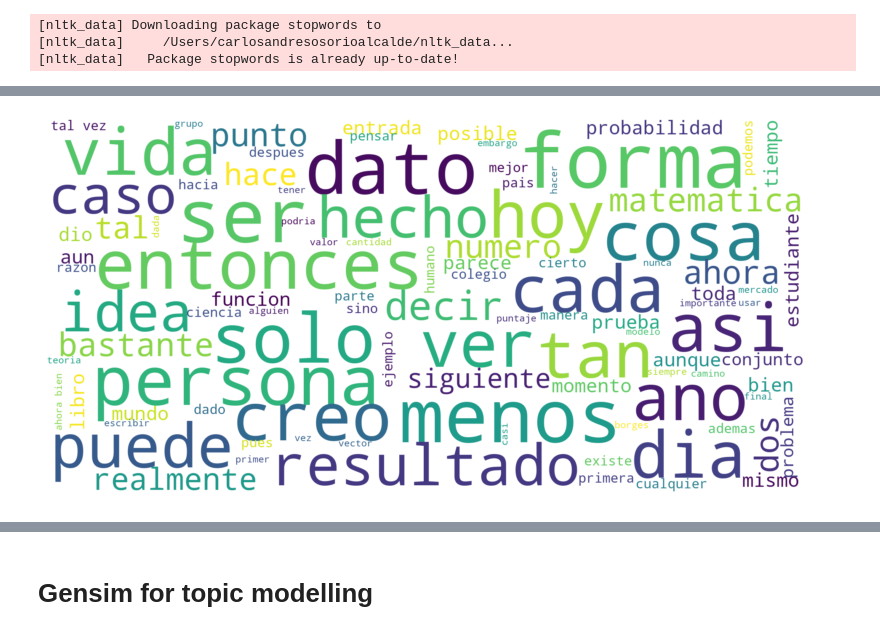
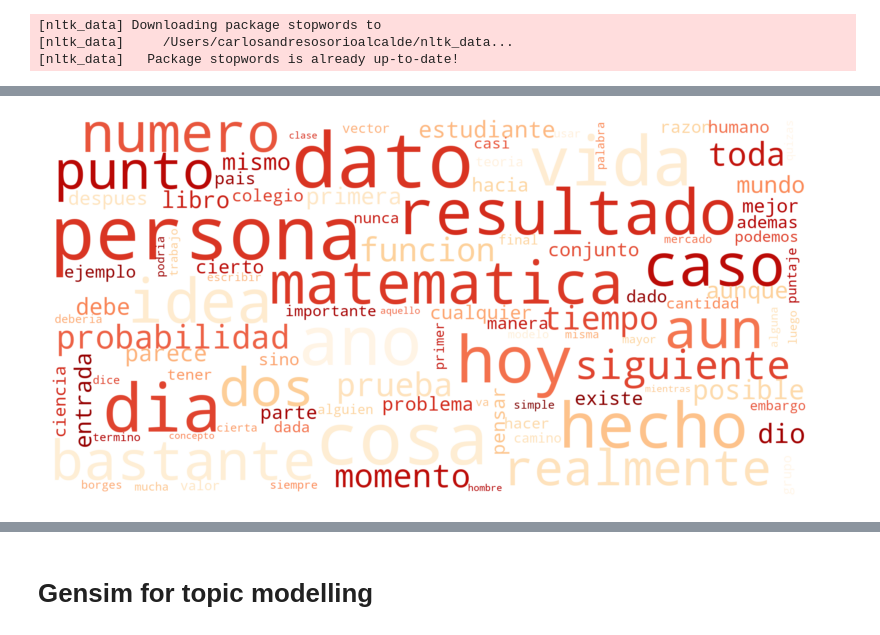
Before and after one commit to caaosorioal/analizandome, a Jupyter notebook: Notebooks/content_analysis.ipynb, the cells around one changed output, grey strips where cells are left out. Cells and saved outputs as stored; diff of their text form; code cells hidden in the pictures.

```diff
--- a/Notebooks/content_analysis.ipynb
+++ b/Notebooks/content_analysis.ipynb
@@ -55,7 +55,8 @@ def wordcloud(text, stopwords = None, max_words = 50):
         max_font_size=40,
         scale=5,
         random_state=42,
-        stopwords = stopwords
+        stopwords = stopwords,
+        colormap = 'OrRd'
     ).generate(text)
     plt.figure(figsize=(15, 7))
     plt.imshow(wordcloud, interpolation='bilinear')
@@ -63,7 +64,7 @@ def wordcloud(text, stopwords = None, max_words = 50):
     plt.show()
 # %%
 # Read the data
-path = '/Users/carlosandresosorioalcalde/Documents/GitHub/Analizandome'
+path = '/Users/carlosandresosorioalcalde/Documents/GitHub/Analizandome/data'
 filename = 'notas_en_blanco.csv'
 df = read_data(path, filename)
 # %%
@@ -84,6 +95,11 @@ wordcloud(wordcloud_title, max_words = 15)
+# %%
+# Select manually the words that does not add value (I guess...)
+manual_stopwords = ['asi', 'menos', 'vez', 'ahora', 'tal', 'entonces', 'decir', 'cada', 'bien', 'tan', 'ver', 'puede', 'creo', 'ser', 'pues', 'forma', 'solo', 'hace']
+
+# Create the stopwords list
+stopwords_cloud = stopwords.words('spanish') + manual_stopwords
 # %%
 # Create the wordcloud for the contents
-wordcloud_content = ' '.join(df['clean_text'])
-wordcloud(wordcloud_content, max_words=100)
+wordcloud(wordcloud_content, stopwords = stopwords_cloud, max_words=100)
 # %% [output]
-[figure, old version]
+[figure, new version]
```
Also changed, not shown: parts of 10 cells of this notebook, 9 other files.
